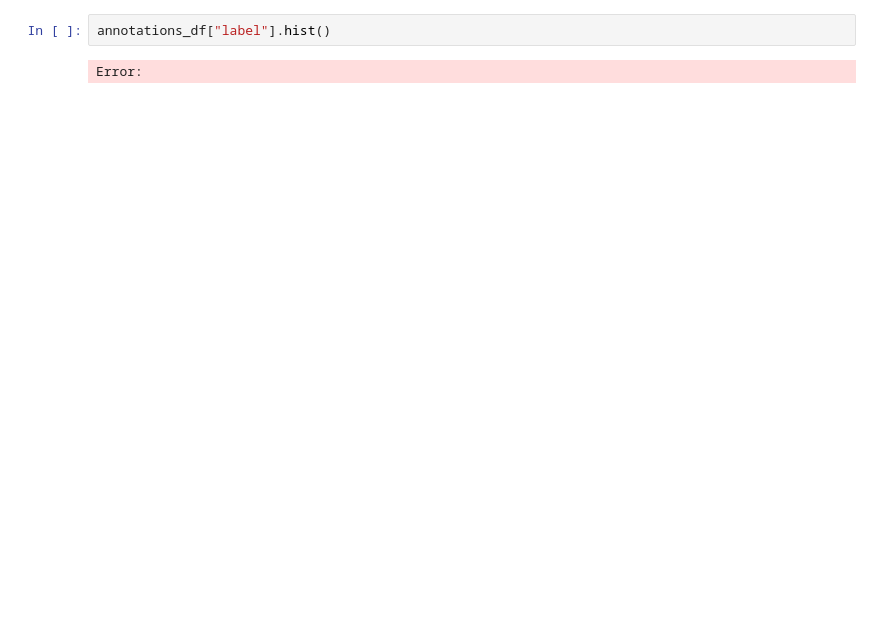
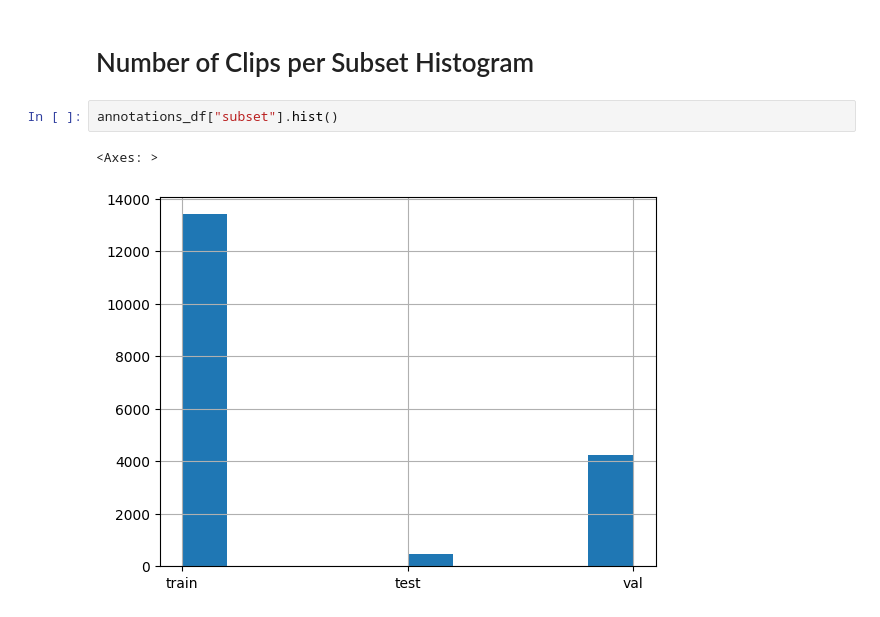
Before and after one commit to ardarslan/egocentric-video-understanding, a Jupyter notebook: scripts/03_analyze_data/check_annotation_distribution.ipynb, the cells around one changed output. Saved outputs shown, nothing was run; the diff lists cells and outputs as text; blank space fills up the shorter version.

```diff
--- a/scripts/03_analyze_data/check_annotation_distribution.ipynb
+++ b/scripts/03_analyze_data/check_annotation_distribution.ipynb
@@ -32,4 +40,7 @@ annotations_df["fps"].hist()
+# %% [markdown]
+# Number of Clips per Subset Histogram
 # %%
-annotations_df["label"].hist()
+annotations_df["subset"].hist()
 # %% [output]
-Error:
+<Axes: >
+[figure, added]
```
Also changed, not shown: parts of 7 cells of this notebook.
